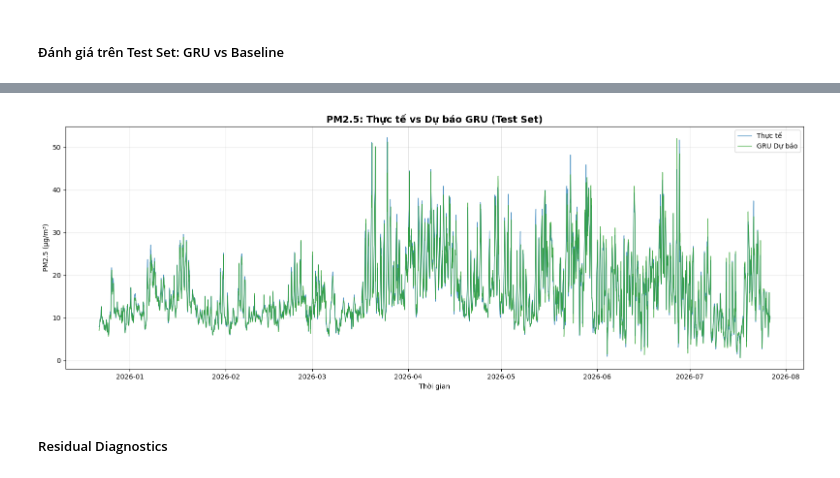
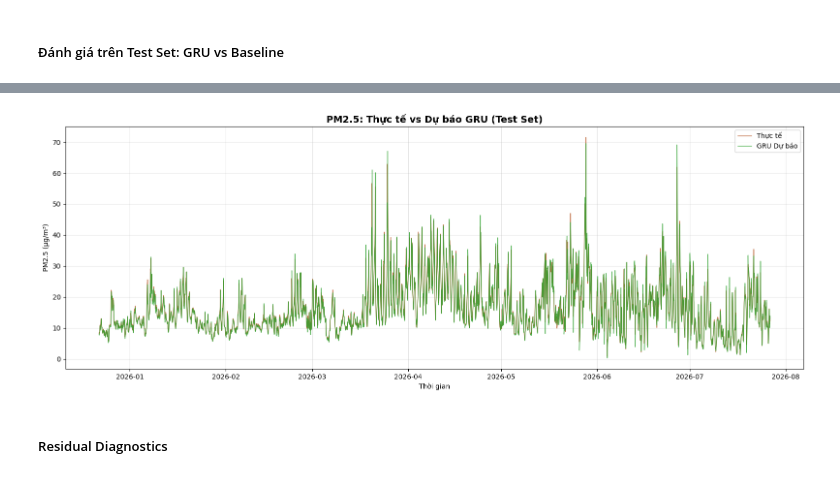
Before and after one commit to thiennguyen37-qn/PM2.5-GRU, a Jupyter notebook: 04_modeling.ipynb, the cells around one changed output, grey strips where cells are left out. Drawn from its saved outputs; the diff is of its cells as text; code cells hidden in the pictures.

```diff
--- a/04_modeling.ipynb
+++ b/04_modeling.ipynb
@@ -80,7 +78,7 @@ def train_model(train_scaled, val_scaled, pm25_col_idx, window_size, hidden_size
     model = GRUModel(input_size=X_train.shape[2], hidden_size=hidden_size,
                       num_layers=num_layers, dropout=dropout).to(device)
     optimizer = torch.optim.Adam(model.parameters(), lr=lr)
-    criterion = nn.MSELoss()
+    criterion = nn.L1Loss()  # MAE thay vì MSE: khớp với metric đánh giá cuối, ít bị outlier/cú giật chi phối hơn
 
     history = {'train_loss': [], 'val_loss': []}
     best_val_loss = float('inf')
@@ -165,13 +181,18 @@ Device: cpu
 # %%
-# Chọn window nhỏ nhất trong số các window có val_loss gần mức tốt nhất (trong khoảng dung sai TOLERANCE)
-# -> ưu tiên window nhẹ hơn (ít bước tính toán hơn, train/infer nhanh hơn) khi hiệu năng không chênh lệch đáng kể
+# Chọn cấu hình "nhẹ" nhất (cost = window_size x hidden_size, proxy cho chi phí tính toán của GRU) trong
+# số các cấu hình có val_loss gần mức tốt nhất (trong khoảng dung sai TOLERANCE)
 TOLERANCE = 0.10  # 10%
 best_val_loss = results_df['val_loss'].min()
-candidates = results_df[results_df['val_loss'] <= best_val_loss * (1 + TOLERANCE)]
-BEST_WINDOW = int(candidates.sort_values('window_size').iloc[0]['window_size'])
-chosen_val_loss = candidates.sort_values('window_size').iloc[0]['val_loss']
+candidates = results_df[results_df['val_loss'] <= best_val_loss * (1 + TOLERANCE)].copy()
+candidates['cost'] = candidates['window_size'] * candidates['hidden_size']
+best_row = candidates.sort_values('cost').iloc[0]
 
-print(f"Các window trong khoảng {TOLERANCE * 100:.0f}% so với tốt nhất ({best_val_loss:.5f}):")
-print(candidates.sort_values('window_size').to_string(index=False))
-print(f"\nWindow size được chọn: {BEST_WINDOW}h (val_loss={chosen_val_loss:.5f})")
+BEST_WINDOW = int(best_row['window_size'])
+BEST_HIDDEN = int(best_row['hidden_size'])
+BEST_LR = float(best_row['lr'])
+
+print(f"Các cấu hình trong khoảng {TOLERANCE * 100:.0f}% so với tốt nhất ({best_val_loss:.5f}):")
+print(candidates.sort_values('cost').to_string(index=False))
+print(f"\nCấu hình được chọn: window={BEST_WINDOW}h, hidden_size={BEST_HIDDEN}, lr={BEST_LR} "
+      f"(val_loss={best_row['val_loss']:.5f})")
 # %% [output]
@@ -186,7 +207,7 @@ Window size được chọn: 24h (val_loss=0.00068)
 # %%
 final_model, final_val_loss, history = train_model(
     train_scaled, val_scaled, pm25_col_idx,
-    window_size=BEST_WINDOW, hidden_size=32, max_epochs=25, patience=5,
+    window_size=BEST_WINDOW, hidden_size=BEST_HIDDEN, lr=BEST_LR, max_epochs=25, patience=5,
     device=device, verbose=True,
 )
 
@@ -194,7 +215,7 @@ plt.figure(figsize=(10, 5))
 plt.plot(history['train_loss'], label='Train Loss', linewidth=2)
 plt.plot(history['val_loss'], label='Validation Loss', linewidth=2)
 plt.xlabel('Epoch')
-plt.ylabel('MSE Loss (thang đo scaled)')
+plt.ylabel('MAE Loss (thang đo scaled)')
 plt.title('Learning Curve - GRU')
 plt.legend()
 plt.grid(True, alpha=0.3)
@@ -282,16 +301,16 @@ comparison
 # %%
 plt.figure(figsize=(16, 6))
-plt.plot(target_times, true_pm25, label='Thực tế', color='#1f77b4', alpha=0.8, linewidth=1)
+plt.plot(target_times, true_pm25, label='Thực tế', color="#b4511f", alpha=0.8, linewidth=1)
 plt.plot(target_times, pred_pm25, label='GRU Dự báo', color='#2ca02c', alpha=0.8, linewidth=1)
 plt.xlabel('Thời gian')
 plt.ylabel('PM2.5 (µg/m³)')
 plt.title('PM2.5: Thực tế vs Dự báo GRU (Test Set)', fontsize=14, fontweight='bold')
 plt.legend()
 plt.grid(True, alpha=0.3)
 plt.tight_layout()
 plt.show()
 # %% [output]
-[figure, old version]
+[figure, new version]
 # %% [markdown]
 ##### Residual Diagnostics
 # %%
```
Also changed, not shown: parts of 10 cells of this notebook, 1 other file.
